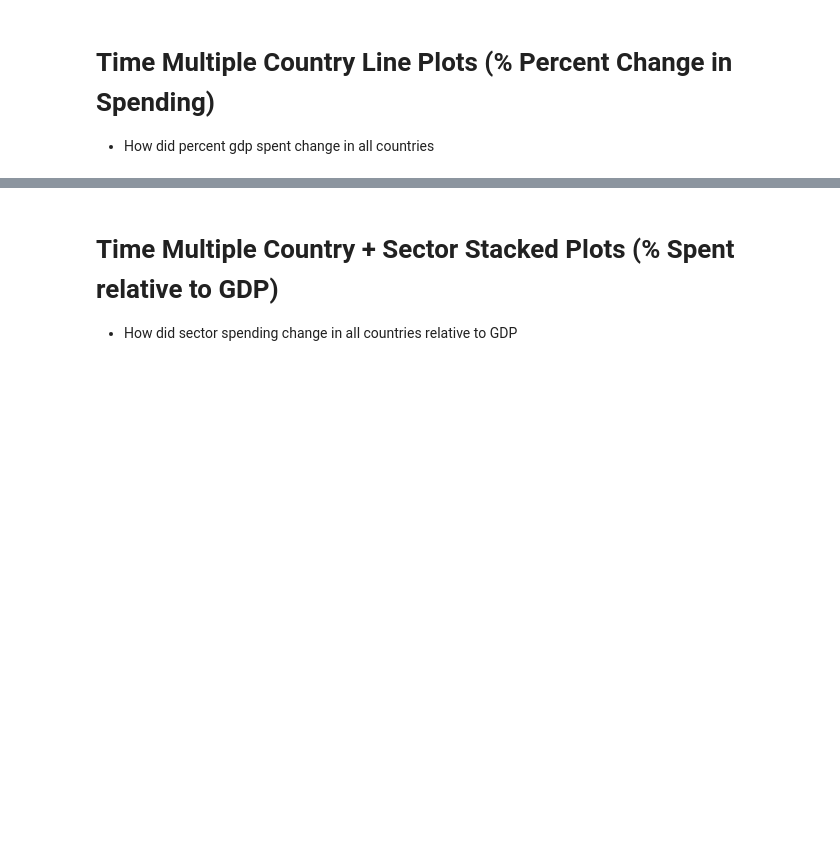
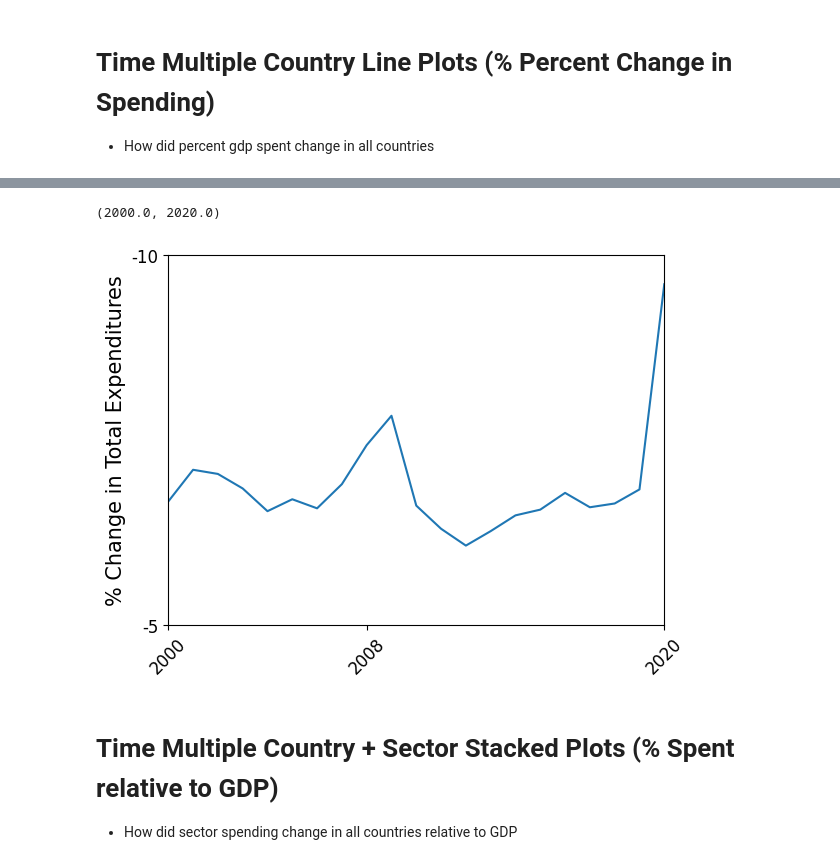
Before and after one commit to You-Gao/Kaggle, a Jupyter notebook: Exploratory Data Analysis/World Government EDA/visualization.ipynb, the cells around one changed output, grey strips where cells are left out. Saved outputs shown, nothing was run; the diff lists cells and outputs as text; code cells hidden in the pictures; blank space fills up the shorter version.

```diff
--- a/Exploratory Data Analysis/World Government EDA/visualization.ipynb
+++ b/Exploratory Data Analysis/World Government EDA/visualization.ipynb
@@ -458,3 +564,21 @@ for i,country in enumerate(world_df["Country"].unique()):
+# %%
+# make an example plot for labelling
+fig, ax = plt.subplots(1, 1)
+# country df of america
+country_df = time_df[time_df["Country"] == "United States of America"]
+country_df = country_df[country_df["Sector"] == "Total function"]
+country_df["% Change"] = country_df["GDP(%)"] - country_df["GDP(%)"].shift(1)
+country_df["% Change"] = country_df["% Change"].fillna(0)
+
+sns.lineplot(data=country_df, x="Year", y="% Change", ax=ax)
+ax.set_yticks([-5, 10], labels=["-5","-10"], size = 12)
+ax.set_ylabel("% Change in Total Expenditures", size = 15)
+ax.set_xticks(ticks = [2000, 2008, 2020], labels=["2000","2008","2020"], rotation=45, size = 12)
+ax.set_xlabel("")
+ax.set_xlim(2000, 2020)
+# %% [output]
+(2000.0, 2020.0)
+[figure, added]
 # %% [markdown]
 # Time Multiple Country + Sector Stacked Plots (% Spent relative to GDP)
 * How did sector spending change in all countries relative to GDP
```
Also changed, not shown: parts of 9 cells of this notebook, 4 other files.
